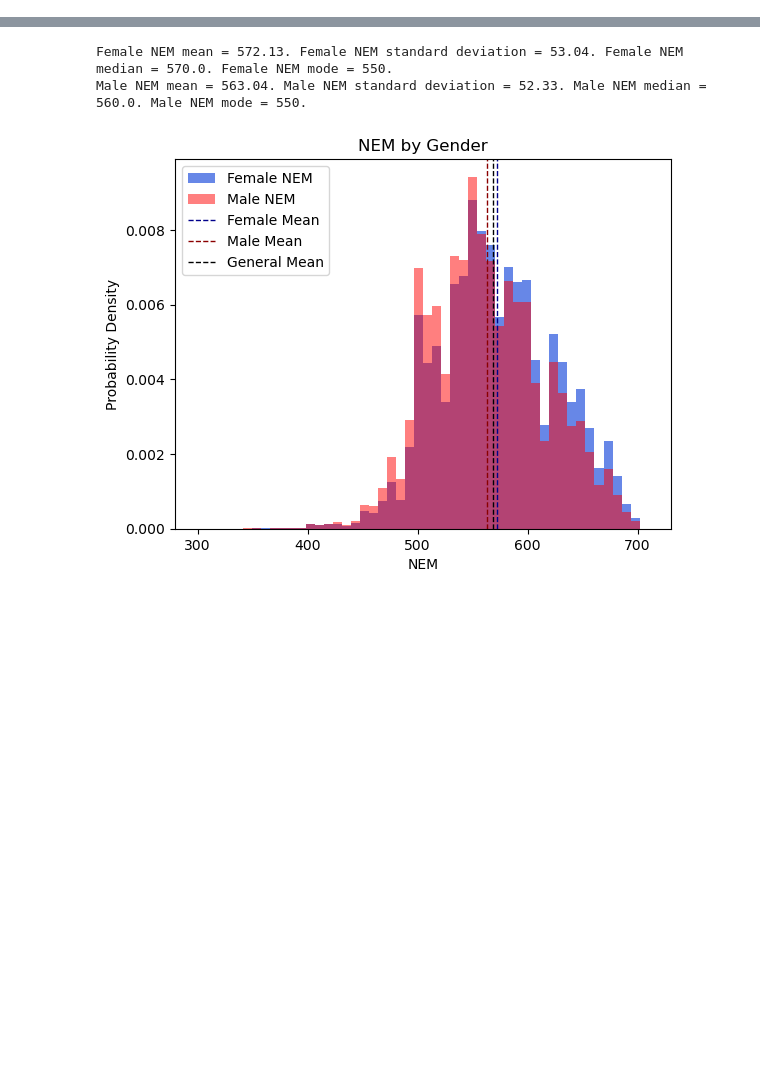
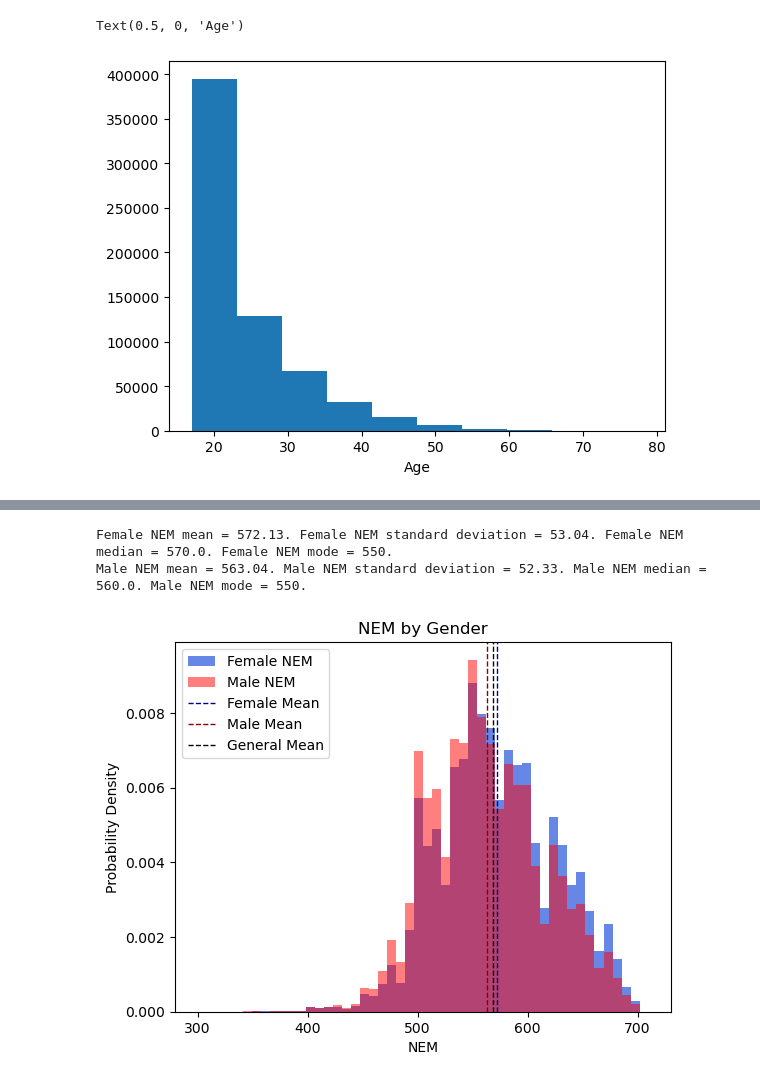
Before and after one commit to Claudio-AhumadaL/Chilean-State-Scholarship-Apllications-Data-2022, a Jupyter notebook: Data_postulacionesBecas_Claudio-AhumadaL.ipynb, the cells around one changed output, grey strips where cells are left out. Drawn from its saved outputs; the diff is of its cells as text; code cells hidden in the pictures; blank space fills up the shorter version.

```diff
--- a/Data_postulacionesBecas_Claudio-AhumadaL.ipynb
+++ b/Data_postulacionesBecas_Claudio-AhumadaL.ipynb
@@ -50,19 +93,11 @@ data_postulaciones = data_postulaciones[data_postulaciones["NEM"] > 100]
 # %%
- # Age values inspection
-
-#age_value_counts = data_postulaciones.EDAD.value_counts(ascending = True)
-#print(age_value_counts)
-
- # There seems to be some outliers age values that make no sense
-
-    # Histogram of the Age variable
-
-#plt.hist(data_postulaciones.EDAD, range = [80, 120])
-#plt.xlabel('Edad')
-
- # Remove ages below 17 and over 90
+# There seems to be some outliers age values that make no sense
+# Remove ages below 17 and over 90
 
 data_postulaciones = data_postulaciones[(data_postulaciones.EDAD >= 17) & (data_postulaciones.EDAD < 80)]
 
-#plt.hist(data_postulaciones.EDAD)
-#plt.xlabel('Edad')
+plt.hist(data_postulaciones.EDAD)
+plt.xlabel('Age')
+# %% [output]
+Text(0.5, 0, 'Age')
+[figure, added]
```
Also changed, not shown: parts of 13 cells of this notebook.
